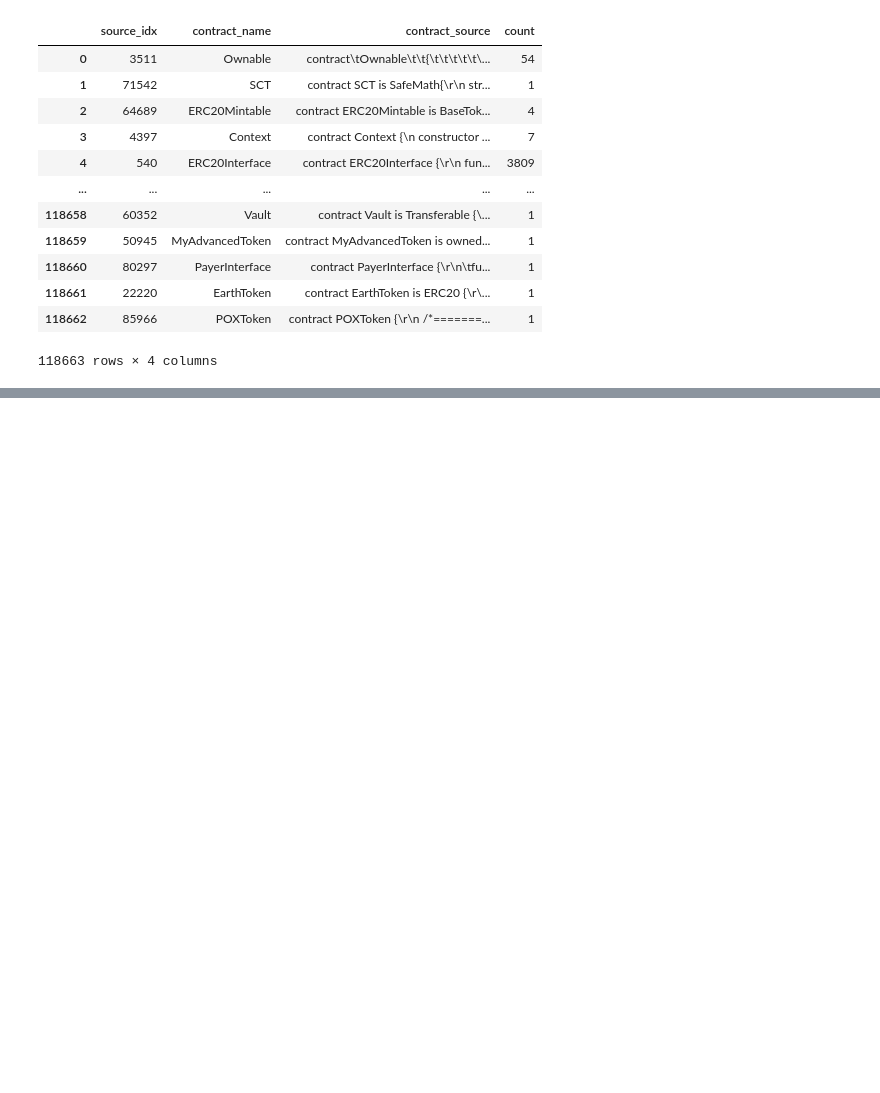
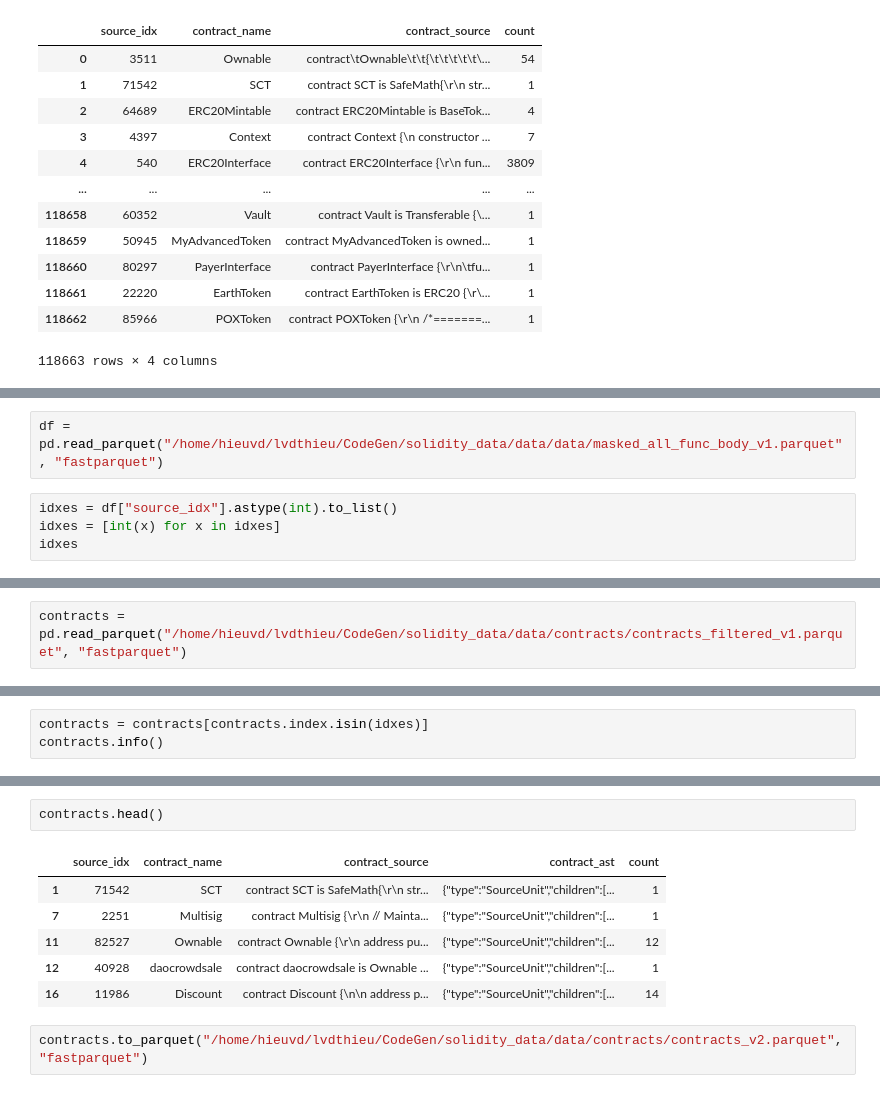
Before and after one commit to echodrift/code-generation, a Jupyter notebook: solidity_data/playground.ipynb, the cells around one changed output, grey strips where cells are left out. Saved outputs shown, nothing was run; the diff lists cells and outputs as text; blank space fills up the shorter version.

```diff
--- a/solidity_data/playground.ipynb
+++ b/solidity_data/playground.ipynb
@@ -534,0 +669,6 @@ contract
+# %%
+df = pd.read_parquet("/home/hieuvd/lvdthieu/CodeGen/solidity_data/data/data/masked_all_func_body_v1.parquet", "fastparquet")
+# %%
+idxes = df["source_idx"].astype(int).to_list()
+idxes = [int(x) for x in idxes]
+idxes
@@ -534,0 +693,2 @@ contract
+# %%
+contracts = pd.read_parquet("/home/hieuvd/lvdthieu/CodeGen/solidity_data/data/contracts/contracts_filtered_v1.parquet", "fastparquet")
@@ -534,0 +710,3 @@ contract
+# %%
+contracts = contracts[contracts.index.isin(idxes)]
+contracts.info()
@@ -534,0 +726,11 @@ contract
+# %%
+contracts.head()
+# %% [output]
+|  | source_idx | contract_name | contract_source | contract_ast | count |
+| 1 | 71542 | SCT | contract SCT is SafeMath{\r\n str... | {"type":"SourceUnit","children":[... | 1 |
+| 7 | 2251 | Multisig | contract Multisig {\r\n // Mainta... | {"type":"SourceUnit","children":[... | 1 |
+| 11 | 82527 | Ownable | contract Ownable {\r\n address pu... | {"type":"SourceUnit","children":[... | 12 |
+| 12 | 40928 | daocrowdsale | contract daocrowdsale is Ownable ... | {"type":"SourceUnit","children":[... | 1 |
+| 16 | 11986 | Discount | contract Discount {\n\n address p... | {"type":"SourceUnit","children":[... | 14 |
+# %%
+contracts.to_parquet("/home/hieuvd/lvdthieu/CodeGen/solidity_data/data/contracts/contracts_v2.parquet", "fastparquet")
```
Also changed, not shown: parts of 22 cells of this notebook, 22 other files.
